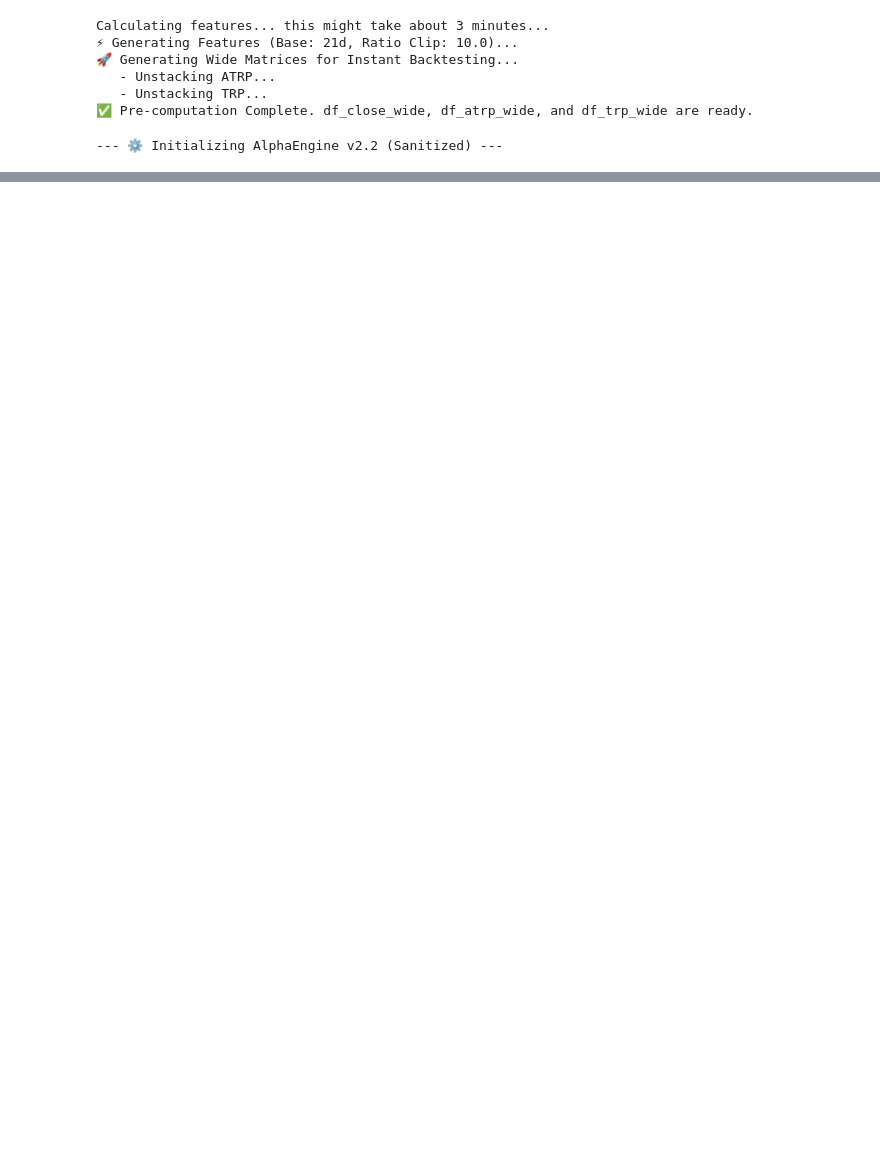
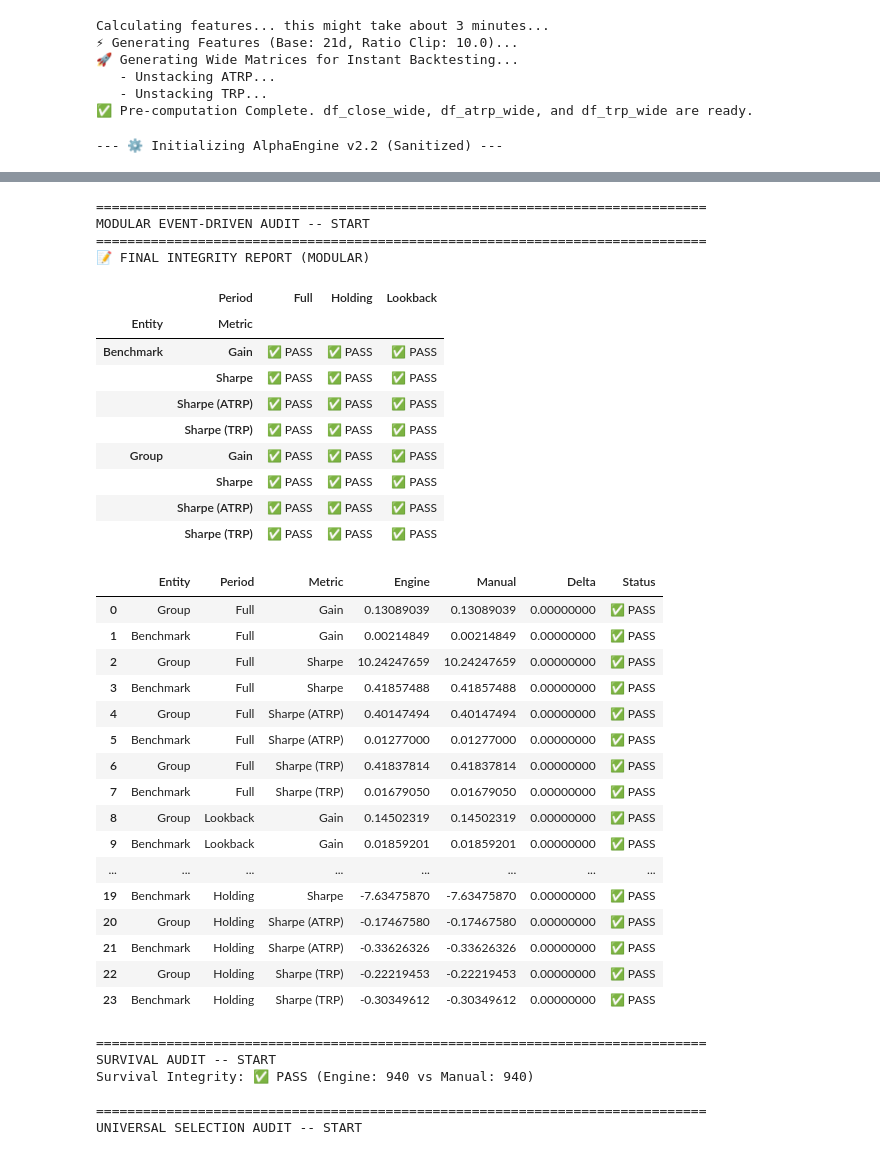
Before and after one commit to pympk/py311, a Jupyter notebook: stocks/notebooks_RLVR/GOLDEN_bot_v52.ipynb, the cells around one changed output, grey strips where cells are left out. Cells and saved outputs as stored; diff of their text form; code cells hidden in the pictures; blank space fills up the shorter version.

```diff
--- a/stocks/notebooks_RLVR/GOLDEN_bot_v52.ipynb
+++ b/stocks/notebooks_RLVR/GOLDEN_bot_v52.ipynb
@@ -3390,0 +3214,26 @@ Date
+# %%
+selected_tickers_1st_filter = audit1[0].tickers
+print(
+    f"selected_tickers_1st_filter count {len(selected_tickers_1st_filter)}: {selected_tickers_1st_filter}"
+)
+
+# # Concatenate list with SPY without running res1 = visualize_audit_structure(audit1)
+# selected_tickers_1st_filter = selected_tickers_1st_filter + ["SPY"]
+# # fastest, memory-light way to remove duplicates (i.e. SPY) while preserving the original order of the tickers.
+# selected_tickers_1st_filter = list(dict.fromkeys(selected_tickers_1st_filter))
+# print(f"selected_tickers_1st_filter (unique): {selected_tickers_1st_filter}")
+
+df_ohlcv_subset = df_ohlcv.loc[selected_tickers_1st_filter].sort_index()
+features_df_subset = features_df.loc[selected_tickers_1st_filter].sort_index()
+df_close_wide_subset = df_close_wide[selected_tickers_1st_filter]
+df_atrp_wide_subset = df_atrp_wide[selected_tickers_1st_filter]
+df_trp_wide_subset = df_trp_wide[selected_tickers_1st_filter]
+
+# df_ohlcv_subset = df_ohlcv_subset.sort_index()
+master_engine2 = AlphaEngine(
+    df_ohlcv_subset,
+    features_df_subset,
+    df_close_wide_subset,
+    df_atrp_wide_subset,
+    df_trp_wide_subset,
+)
@@ -3393,0 +3486,14 @@ Date
+# %%
+# ==============================================================================
+# STEP 2: RUN THE SNIPER FILTER (THE FINE TUNING)
+# ==============================================================================
+# We use the master_engine again, but restricted to the audit_1 subset.
+audit3, engine3 = plot_walk_forward_analyzer(
+    engine=master_engine1,  # <-- Reuse engine1
+    universe_subset=selected_tickers_1st_filter,  # <--- The 7 candidates from 1st run
+    default_start_date=audit1[0].decision_date,  # <--- Perfectly sync'd date
+    default_strategy="Sharpe (TRP)",  # Faster, high-conviction metric
+    default_lookback=10,  # Short-term timing window
+    default_rank_end=10,  # Final 10 tradeable tickers
+    debug=True,  # Keep enabled for verification
+)
@@ -3393,0 +3609,40 @@ Date
+# %%
+verify_engine_results_long_form(audit_pack=audit3, engine=master_engine1)
+# %% [output]
+==============================================================================
+MODULAR EVENT-DRIVEN AUDIT -- START
+==============================================================================
+📝 FINAL INTEGRITY REPORT (MODULAR)
+|  | Period | Full | Holding | Lookback |
+| Entity | Metric |  |  |  |
+| Benchmark | Gain | ✅ PASS | ✅ PASS | ✅ PASS |
+|  | Sharpe | ✅ PASS | ✅ PASS | ✅ PASS |
+|  | Sharpe (ATRP) | ✅ PASS | ✅ PASS | ✅ PASS |
+|  | Sharpe (TRP) | ✅ PASS | ✅ PASS | ✅ PASS |
+| Group | Gain | ✅ PASS | ✅ PASS | ✅ PASS |
+|  | Sharpe | ✅ PASS | ✅ PASS | ✅ PASS |
+|  | Sharpe (ATRP) | ✅ PASS | ✅ PASS | ✅ PASS |
+|  | Sharpe (TRP) | ✅ PASS | ✅ PASS | ✅ PASS |
+|  | Entity | Period | Metric | Engine | Manual | Delta | Status |
+| 0 | Group | Full | Gain | 0.13089039 | 0.13089039 | 0.00000000 | ✅ PASS |
+| 1 | Benchmark | Full | Gain | 0.00214849 | 0.00214849 | 0.00000000 | ✅ PASS |
+| 2 | Group | Full | Sharpe | 10.24247659 | 10.24247659 | 0.00000000 | ✅ PASS |
+| 3 | Benchmark | Full | Sharpe | 0.41857488 | 0.41857488 | 0.00000000 | ✅ PASS |
+| 4 | Group | Full | Sharpe (ATRP) | 0.40147494 | 0.40147494 | 0.00000000 | ✅ PASS |
+| 5 | Benchmark | Full | Sharpe (ATRP) | 0.01277000 | 0.01277000 | 0.00000000 | ✅ PASS |
+| 6 | Group | Full | Sharpe (TRP) | 0.41837814 | 0.41837814 | 0.00000000 | ✅ PASS |
+| 7 | Benchmark | Full | Sharpe (TRP) | 0.01679050 | 0.01679050 | 0.00000000 | ✅ PASS |
+| 8 | Group | Lookback | Gain | 0.14502319 | 0.14502319 | 0.00000000 | ✅ PASS |
+| 9 | Benchmark | Lookback | Gain | 0.01859201 | 0.01859201 | 0.00000000 | ✅ PASS |
+| ... | ... | ... | ... | ... | ... | ... | ... |
+| 19 | Benchmark | Holding | Sharpe | -7.63475870 | -7.63475870 | 0.00000000 | ✅ PASS |
+| 20 | Group | Holding | Sharpe (ATRP) | -0.17467580 | -0.17467580 | 0.00000000 | ✅ PASS |
+| 21 | Benchmark | Holding | Sharpe (ATRP) | -0.33626326 | -0.33626326 | 0.00000000 | ✅ PASS |
+| 22 | Group | Holding | Sharpe (TRP) | -0.22219453 | -0.22219453 | 0.00000000 | ✅ PASS |
+| 23 | Benchmark | Holding | Sharpe (TRP) | -0.30349612 | -0.30349612 | 0.00000000 | ✅ PASS |
+==============================================================================
+SURVIVAL AUDIT -- START
+Survival Integrity: ✅ PASS (Engine: 940 vs Manual: 940)
+
+==============================================================================
+UNIVERSAL SELECTION AUDIT -- START
```
Also changed, not shown: parts of 37 cells of this notebook, 48 other files.
